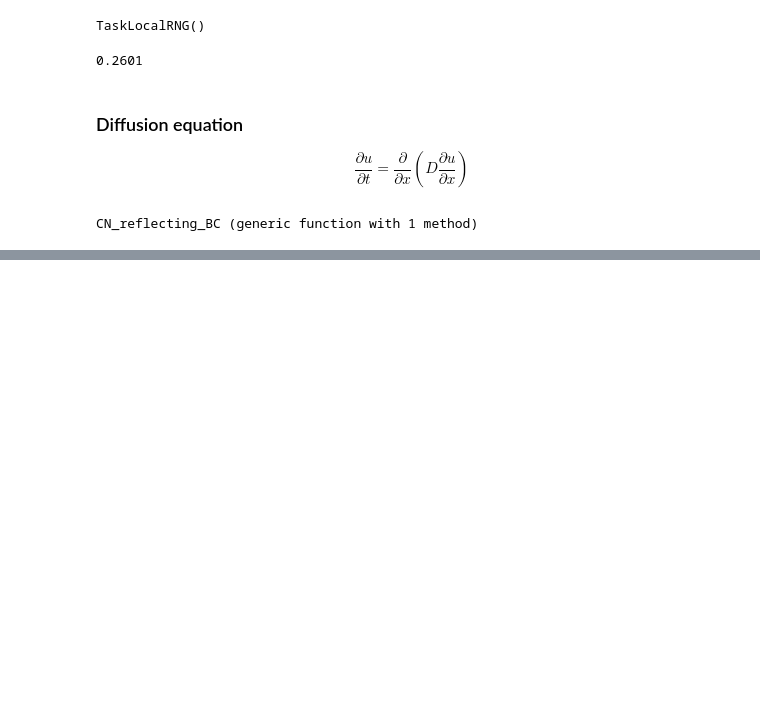
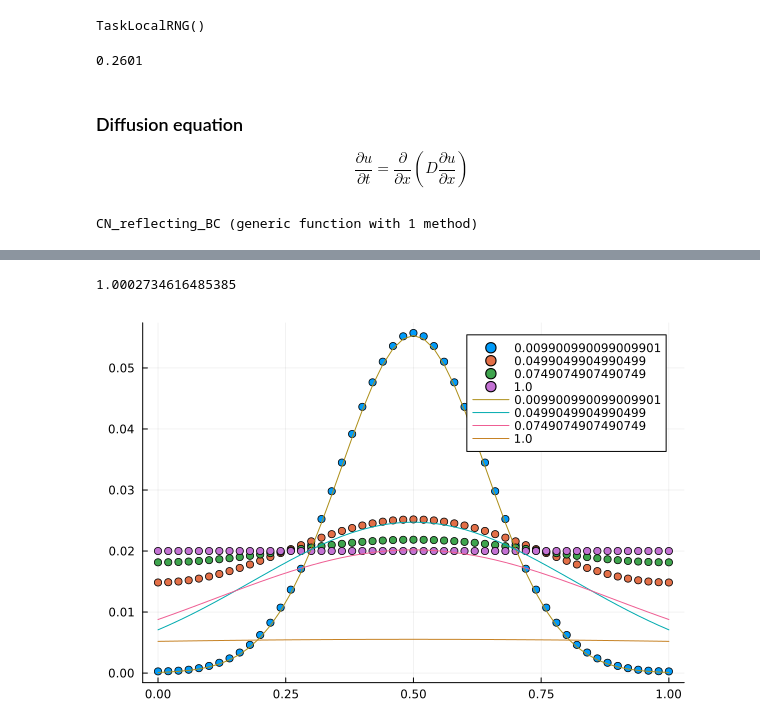
Before and after one commit to emilssp/Computational_Physics_v24, a Jupyter notebook: Diffusion_Waves_Shock/main.ipynb, the cells around one changed output, grey strips where cells are left out. Drawn from its saved outputs; the diff is of its cells as text; code cells hidden in the pictures; blank space fills up the shorter version.

```diff
--- a/Diffusion_Waves_Shock/main.ipynb
+++ b/Diffusion_Waves_Shock/main.ipynb
@@ -100,0 +121,14 @@ plot!(scatter!(x,CN_reflecting_BC(u_init, cls)[1000], label = t[1000]))
+# %%
+print(sum(u_res_reflecting[100]))
+plot(scatter(x,u_res_reflecting[100], label = t[100]))
+plot!(scatter!(x,u_res_reflecting[500], label = t[500]))
+plot!(scatter!(x,u_res_reflecting[750], label = t[750]))
+plot!(scatter!(x,u_res_reflecting[10000], label = t[10000]))
+
+plot!(x, u_anal_unbounded[100, :], label = t[100])
+plot!(x, u_anal_unbounded[500, :], label = t[500])
+plot!(x, u_anal_unbounded[750, :], label = t[750])
+plot!(x, u_anal_unbounded[end, :], label = t[end])
+# %% [output]
+1.0002734616485385
+[figure, added]
```
Also changed, not shown: parts of 6 cells of this notebook.
